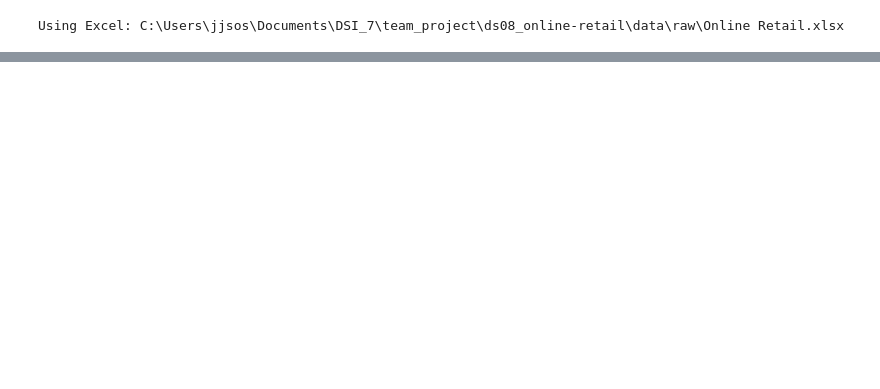
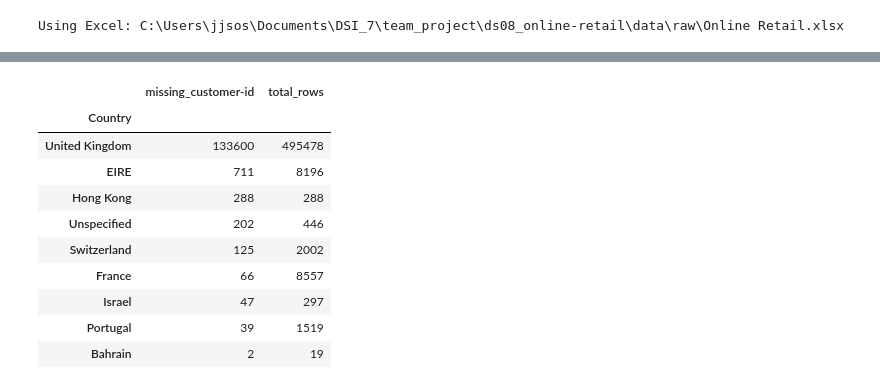
Before and after one commit to bisharatm/ds08_online-retail, a Jupyter notebook: notebooks/01_data_exploration_and_cleaning.ipynb, the cells around one changed output, grey strips where cells are left out. Saved outputs shown, nothing was run; the diff lists cells and outputs as text; code cells hidden in the pictures; blank space fills up the shorter version.

```diff
--- a/notebooks/01_data_exploration_and_cleaning.ipynb
+++ b/notebooks/01_data_exploration_and_cleaning.ipynb
@@ -114,0 +175,40 @@ Rows: 541,909 | Columns: 8
+# %%
+# Inspect CustomerID country of origin to determine further handling of missing values
+missing_custuomerID = online_retail_raw_df["CustomerID"].isna()
+
+# Fetch missing CustomerID by country
+missing_by_country = (
+    online_retail_raw_df.loc[missing_custuomerID]
+    .groupby("Country", dropna=False)
+    .size()
+    .to_frame("missing_customer-id")
+)
+
+# Fetch total missing rows by country
+total_by_country = (
+    online_retail_raw_df
+    .groupby("Country", dropna=False)
+    .size()
+    .to_frame("total_rows")
+)
+
+# Join and sort (counts only)
+missing_by_country.join(total_by_country) \
+    .fillna({"missing_customer-id-": 0}) \
+    .astype({"missing_customer-id": "int64", "total_rows": "int64"}) \
+    .sort_values("missing_customer-id", ascending=False)
+
+# The United Kingdom shares the sheer majority of the missing CustomerID entries as well; consider dropping missing rows.
+# Hong Kong's entries have CustomerID's missing, however it has a small amount of entries; consider dropping missing values.
+# %% [output]
+|  | missing_customer-id | total_rows |
+| Country |  |  |
+| United Kingdom | 133600 | 495478 |
+| EIRE | 711 | 8196 |
+| Hong Kong | 288 | 288 |
+| Unspecified | 202 | 446 |
+| Switzerland | 125 | 2002 |
+| France | 66 | 8557 |
+| Israel | 47 | 297 |
+| Portugal | 39 | 1519 |
+| Bahrain | 2 | 19 |
```
Also changed, not shown: parts of 17 cells of this notebook, 3 other files.
